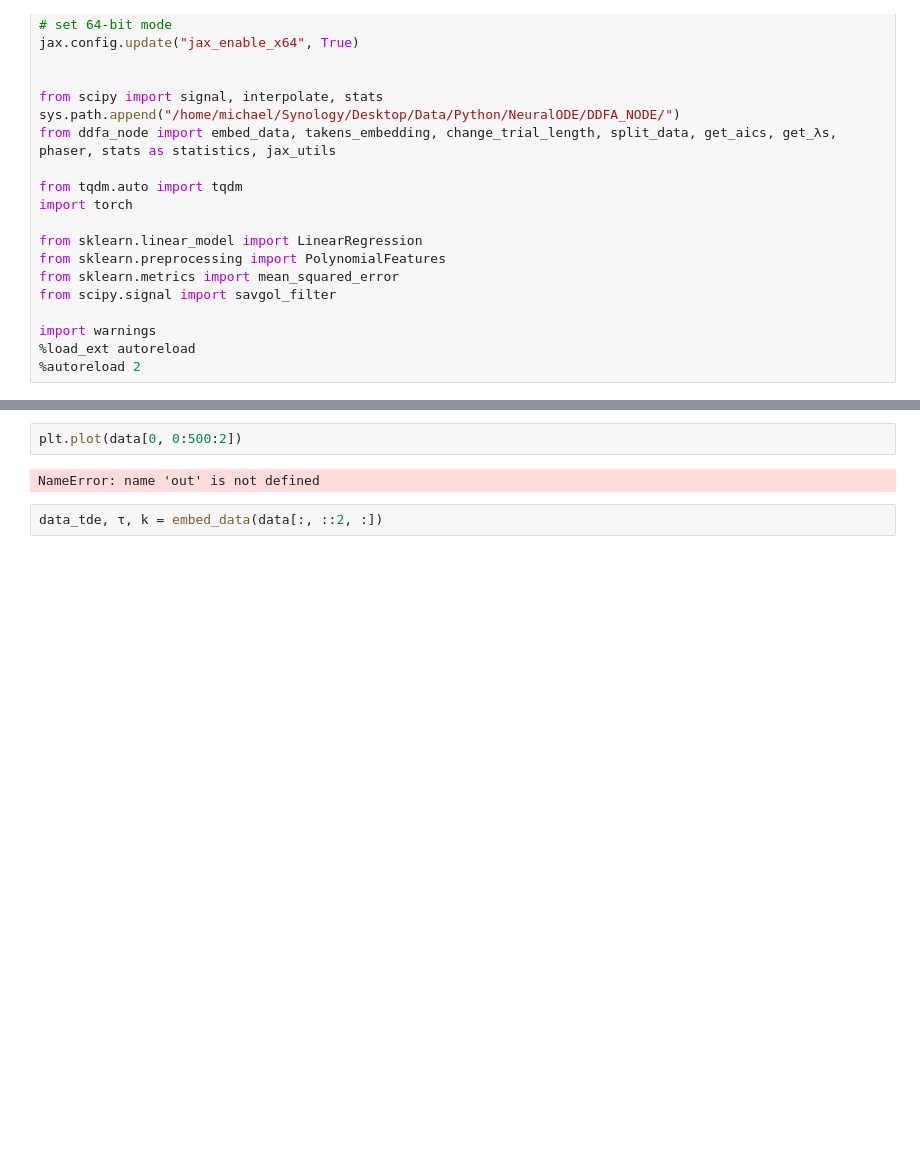
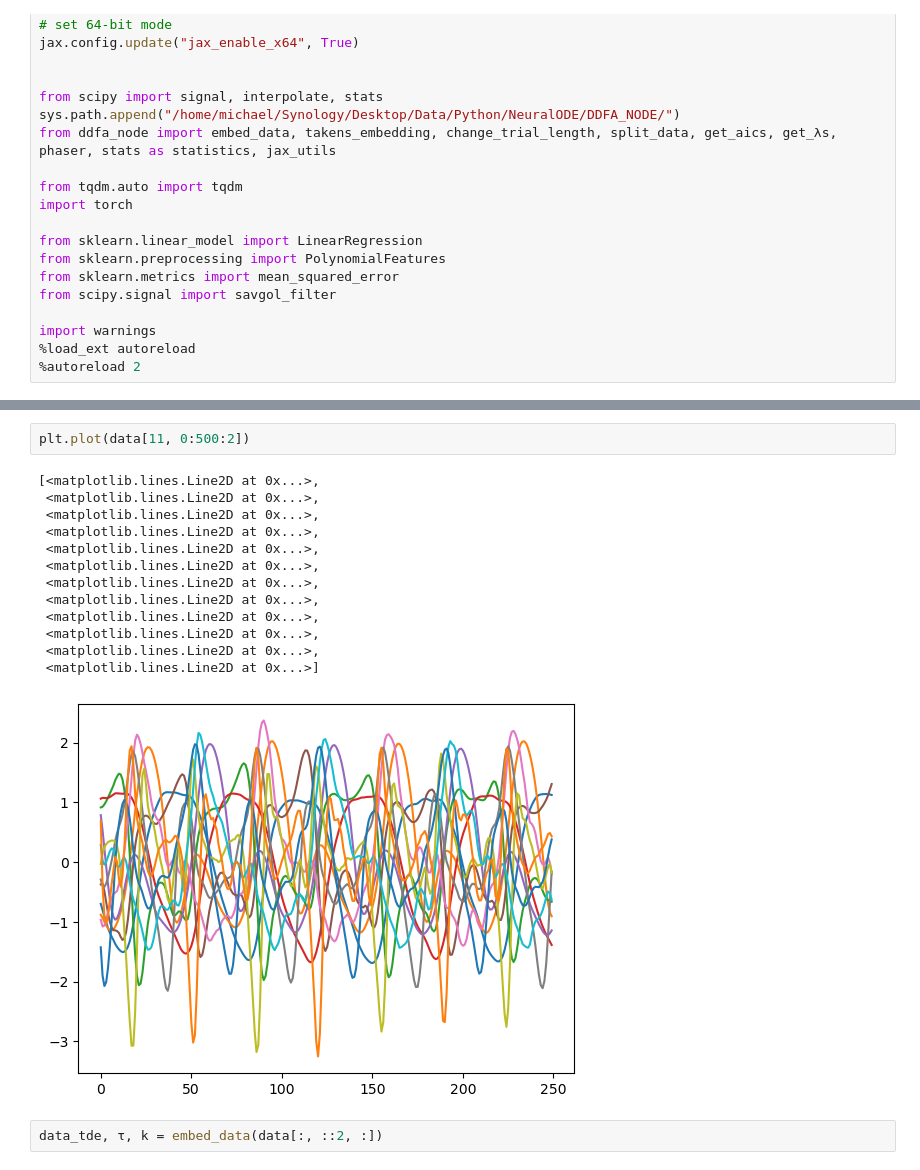
Before and after one commit to Michaelhess17/NeuralODE, a Jupyter notebook: add_velocity.00.ipynb, the cells around one changed output, grey strips where cells are left out. Drawn from its saved outputs; the diff is of its cells as text; blank space fills up the shorter version.

```diff
--- a/add_velocity.00.ipynb
+++ b/add_velocity.00.ipynb
@@ -58,7 +60,19 @@ print(data.shape)
 # %%
-plt.plot(data[0, 0:500:2])
+plt.plot(data[11, 0:500:2])
 # %% [output]
-NameError: name 'out' is not defined
+[<matplotlib.lines.Line2D at 0x...>,
+ <matplotlib.lines.Line2D at 0x...>,
+ <matplotlib.lines.Line2D at 0x...>,
+ <matplotlib.lines.Line2D at 0x...>,
+ <matplotlib.lines.Line2D at 0x...>,
+ <matplotlib.lines.Line2D at 0x...>,
+ <matplotlib.lines.Line2D at 0x...>,
+ <matplotlib.lines.Line2D at 0x...>,
+ <matplotlib.lines.Line2D at 0x...>,
+ <matplotlib.lines.Line2D at 0x...>,
+ <matplotlib.lines.Line2D at 0x...>,
+ <matplotlib.lines.Line2D at 0x...>]
+[figure, added]
 # %%
 data_tde, τ, k = embed_data(data[:, ::2, :])
 # %%
```
Also changed, not shown: parts of 5 cells of this notebook.
